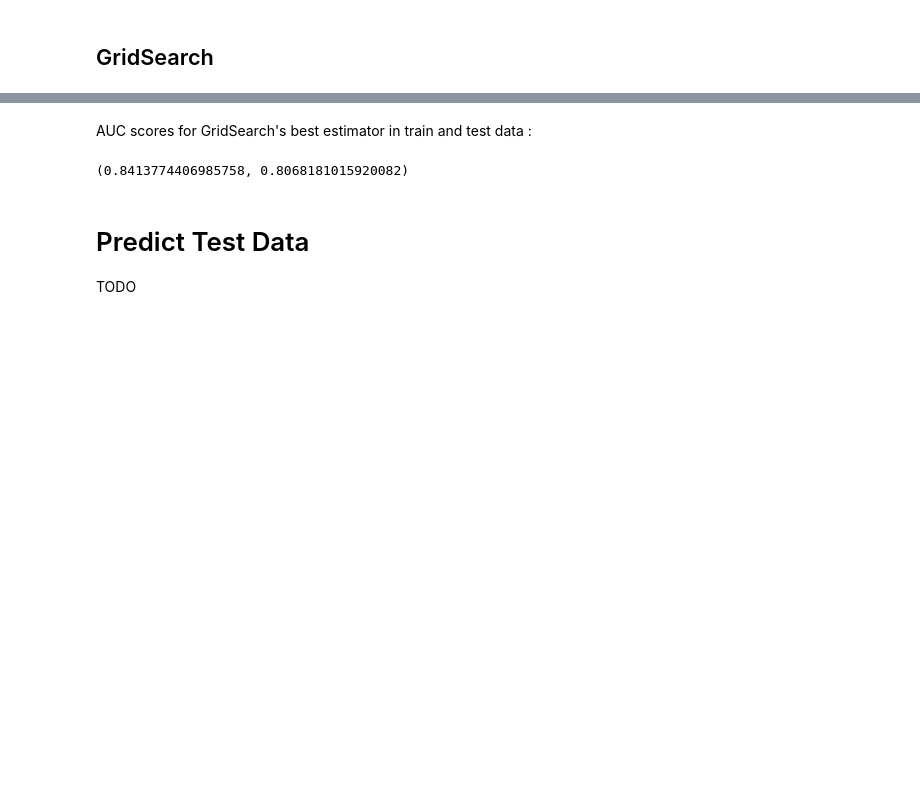
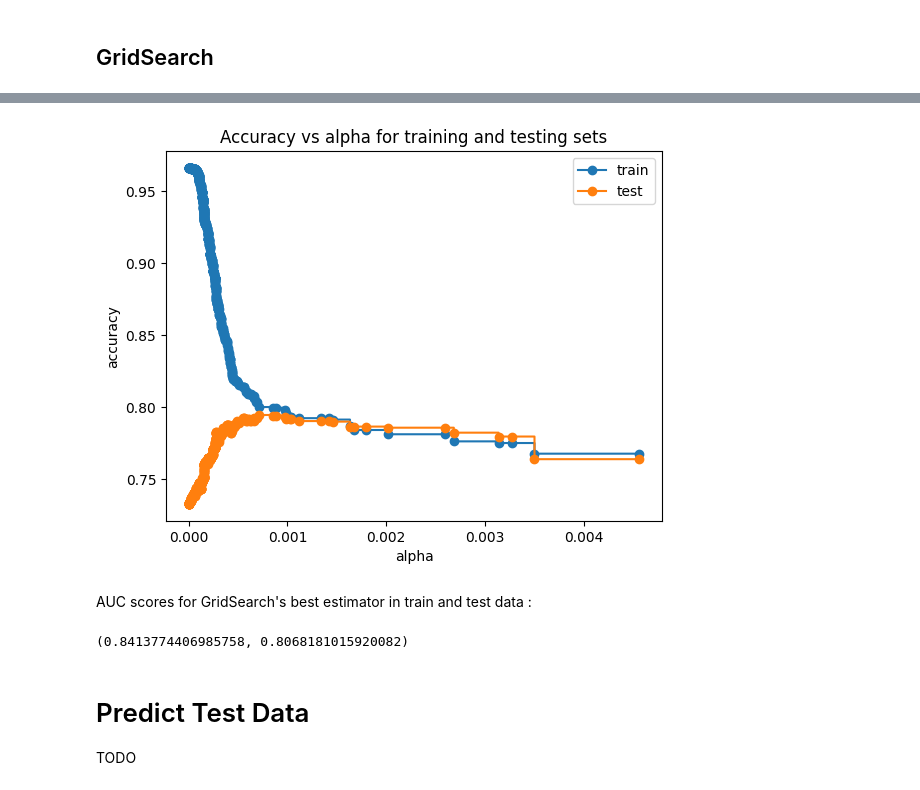
Before and after one commit to andrader/kaggle-spaceship-titanic, a Jupyter notebook: spaceship.-titanic.ipynb, the cells around one changed output, grey strips where cells are left out. Cells and saved outputs as stored; diff of their text form; code cells hidden in the pictures; blank space fills up the shorter version.

```diff
--- a/spaceship.-titanic.ipynb
+++ b/spaceship.-titanic.ipynb
@@ -234,3 +340,21 @@ scores.set_index('params').pipe(select, "mean_test_").head(10)
+# %%
+X_test_t =  m[:-1].transform(X_test)
+
+xmax = -7
+
+train_scores = [clf.score(X_train_t, y_train) for clf in clfs]
+test_scores = [clf.score(X_test_t, y_test) for clf in clfs]
+
+fig, ax = plt.subplots()
+ax.set_xlabel("alpha")
+ax.set_ylabel("accuracy")
+ax.set_title("Accuracy vs alpha for training and testing sets")
+ax.plot(ccp_alphas[:xmax], train_scores[:xmax], marker="o", label="train", drawstyle="steps-post")
+ax.plot(ccp_alphas[:xmax], test_scores[:xmax], marker="o", label="test", drawstyle="steps-post")
+ax.legend()
+plt.show()
+# %% [output]
+[figure, added]
 # %% [markdown]
 AUC scores for GridSearch's best estimator in train and test data :
 # %%
```
Also changed, not shown: parts of 13 cells of this notebook.
